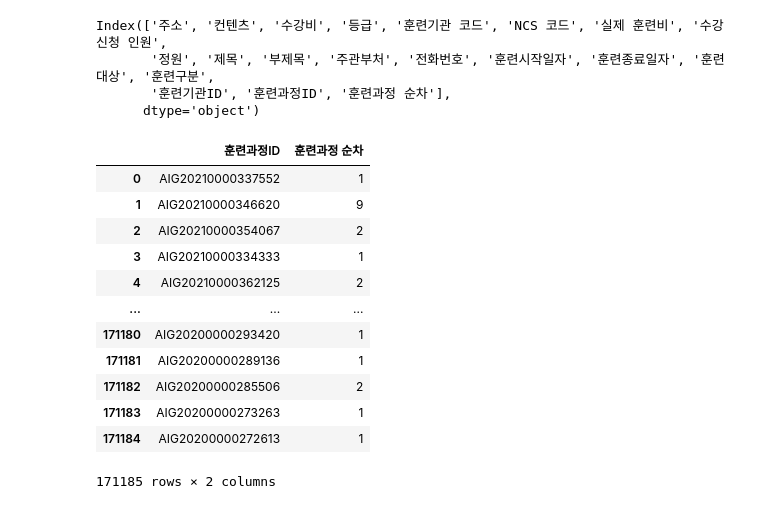
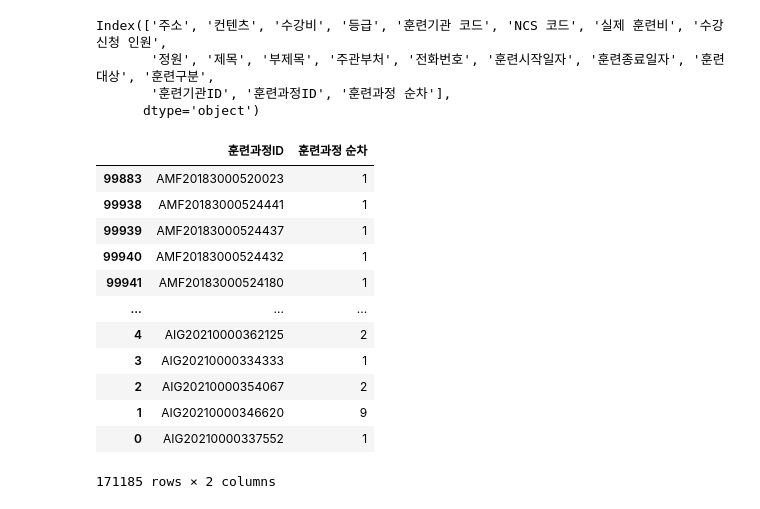
Before and after one commit to tmxkqotnl/project_training_info_part_data, a Jupyter notebook: nb/get_agency.ipynb, the cells around one changed output. Saved outputs shown, nothing was run; the diff lists cells and outputs as text; code cells hidden in the pictures.

Commit message:
fix, 훈련과정/기관 정보 작업중

```diff
--- a/nb/get_agency.ipynb
+++ b/nb/get_agency.ipynb
@@ -6,7 +6,8 @@ import pandas as pd
 from Class import URL
 from const import TRAINING_FOR_JOB_HUNTER
 # %%
-df = pd.read_csv('../files/for_job_hunter/구직자훈련과정0513.csv')
+file_name = '구직자훈련과정0513'
+df = pd.read_csv(''.join(['../files/for_job_hunter/',file_name,'.csv'])).sort_values(by=['훈련시작일자'])
 # %%
 df.columns
 # %% [output]
@@ -15,19 +16,19 @@ Index(['주소', '컨텐츠', '수강비', '등급', '훈련기관 코드', 'NCS
        '훈련기관ID', '훈련과정ID', '훈련과정 순차'],
       dtype='object')
 # %%
-target = df[['훈련과정ID','훈련과정 순차']]
-target
+df_tr = df[['훈련과정ID','훈련과정 순차']]
+df_tr
 # %% [output]
 |  | 훈련과정ID | 훈련과정 순차 |
+| 99883 | AMF20183000520023 | 1 |
+| 99938 | AMF20183000524441 | 1 |
+| 99939 | AMF20183000524437 | 1 |
+| 99940 | AMF20183000524432 | 1 |
+| 99941 | AMF20183000524180 | 1 |
+| ... | ... | ... |
+| 4 | AIG20210000362125 | 2 |
+| 3 | AIG20210000334333 | 1 |
+| 2 | AIG20210000354067 | 2 |
+| 1 | AIG20210000346620 | 9 |
 | 0 | AIG20210000337552 | 1 |
-| 1 | AIG20210000346620 | 9 |
-| 2 | AIG20210000354067 | 2 |
-| 3 | AIG20210000334333 | 1 |
-| 4 | AIG20210000362125 | 2 |
-| ... | ... | ... |
-| 171180 | AIG20200000293420 | 1 |
-| 171181 | AIG20200000289136 | 1 |
-| 171182 | AIG20200000285506 | 2 |
-| 171183 | AIG20200000273263 | 1 |
-| 171184 | AIG20200000272613 | 1 |
 171185 rows × 2 columns
```
Also changed, not shown: parts of 7 cells of this notebook, 2 other files.
